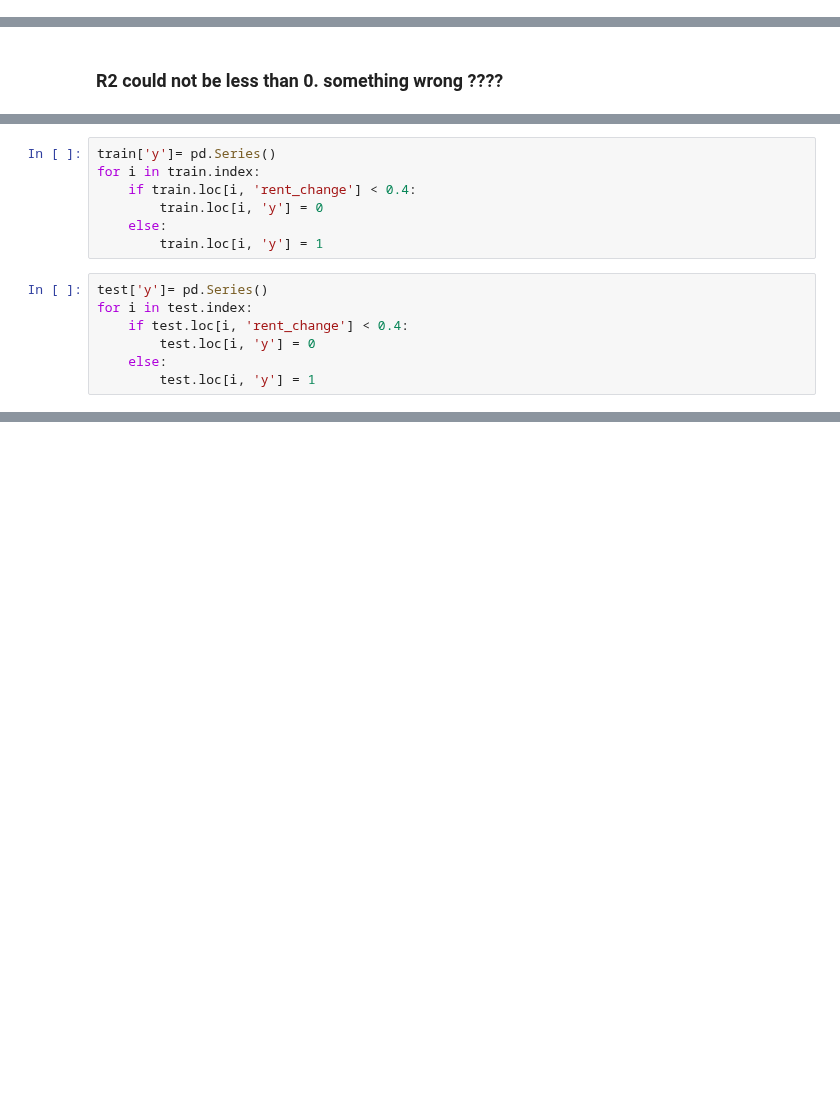
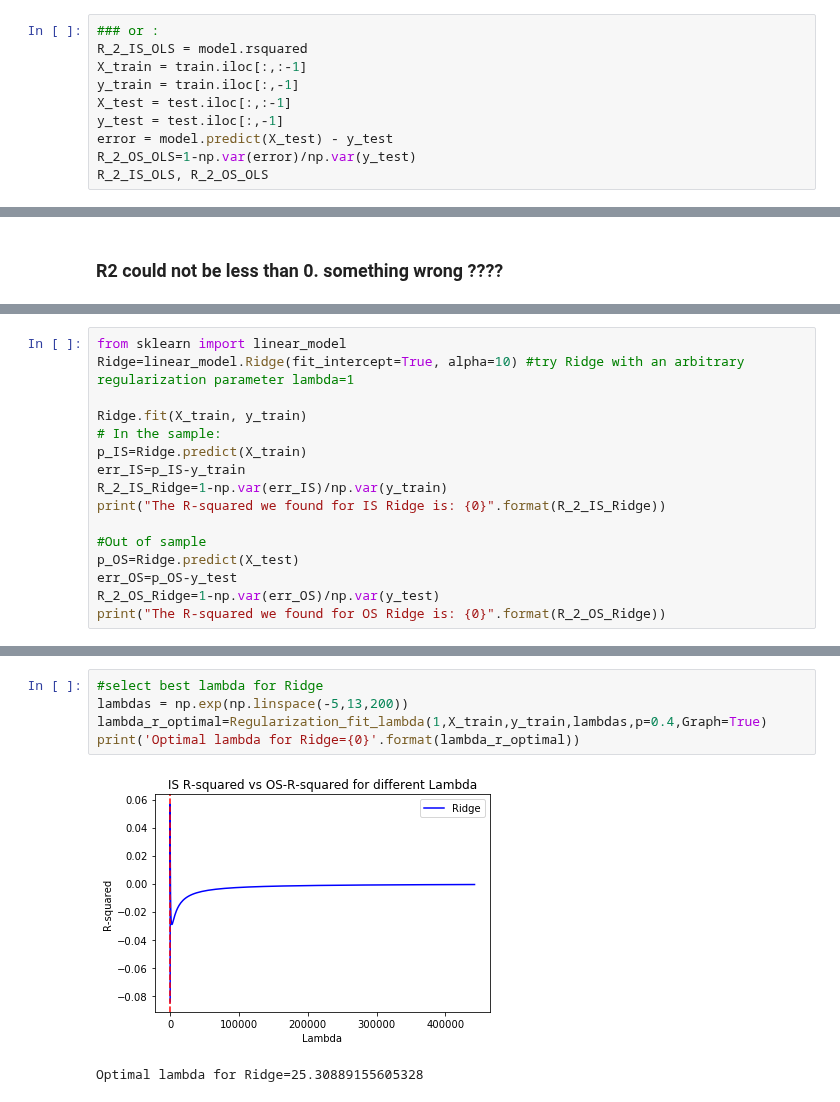
Before and after one commit to picniclin/NYC_yl5240, a Jupyter notebook: nyc_rent_Yuwei_1128.ipynb, the cells around one changed output, grey strips where cells are left out. Cells and saved outputs as stored; diff of their text form; blank space fills up the shorter version.

Commit message:
use Ridge to solve the R2 problem

```diff
--- a/nyc_rent_Yuwei_1128.ipynb
+++ b/nyc_rent_Yuwei_1128.ipynb
@@ -686,0 +660,10 @@ R_squared
+# %%
+### or :
+R_2_IS_OLS = model.rsquared
+X_train = train.iloc[:,:-1]
+y_train = train.iloc[:,-1]
+X_test = test.iloc[:,:-1]
+y_test = test.iloc[:,-1]
+error = model.predict(X_test) - y_test
+R_2_OS_OLS=1-np.var(error)/np.var(y_test)
+R_2_IS_OLS, R_2_OS_OLS
@@ -691,14 +673,0 @@ R_squared
-# %%
-train['y']= pd.Series()
-for i in train.index:
-    if train.loc[i, 'rent_change'] < 0.4:
-        train.loc[i, 'y'] = 0
-    else:
-        train.loc[i, 'y'] = 1
-# %%
-test['y']= pd.Series()
-for i in test.index:
-    if test.loc[i, 'rent_change'] < 0.4:
-        test.loc[i, 'y'] = 0
-    else:
-        test.loc[i, 'y'] = 1
@@ -713,0 +676,16 @@ pre = lr.predict(test[['inc', 'rent', 'entropy', 'units', 'inc_change', 'units_c
+# %%
+from sklearn import linear_model
+Ridge=linear_model.Ridge(fit_intercept=True, alpha=10) #try Ridge with an arbitrary regularization parameter lambda=1
+
+Ridge.fit(X_train, y_train)
+# In the sample:
+p_IS=Ridge.predict(X_train)
+err_IS=p_IS-y_train
+R_2_IS_Ridge=1-np.var(err_IS)/np.var(y_train)
+print("The R-squared we found for IS Ridge is: {0}".format(R_2_IS_Ridge))
+
+#Out of sample
+p_OS=Ridge.predict(X_test)
+err_OS=p_OS-y_test
+R_2_OS_Ridge=1-np.var(err_OS)/np.var(y_test)
+print("The R-squared we found for OS Ridge is: {0}".format(R_2_OS_Ridge))
@@ -713,0 +744,8 @@ pre = lr.predict(test[['inc', 'rent', 'entropy', 'units', 'inc_change', 'units_c
+# %%
+#select best lambda for Ridge
+lambdas = np.exp(np.linspace(-5,13,200))
+lambda_r_optimal=Regularization_fit_lambda(1,X_train,y_train,lambdas,p=0.4,Graph=True)
+print('Optimal lambda for Ridge={0}'.format(lambda_r_optimal))
+# %% [output]
+[figure, added]
+Optimal lambda for Ridge=25.30889155605328
```
Also changed, not shown: parts of 23 cells of this notebook.
